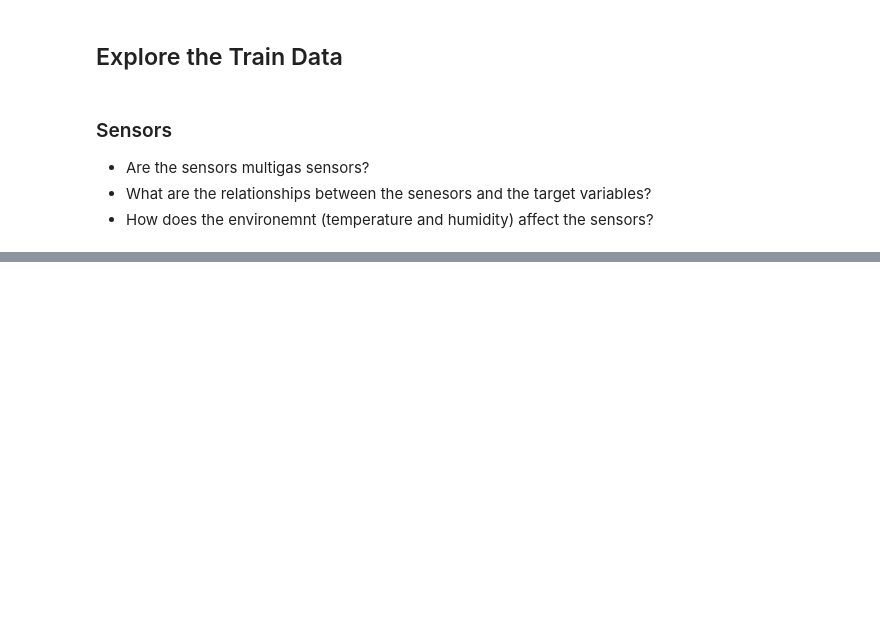
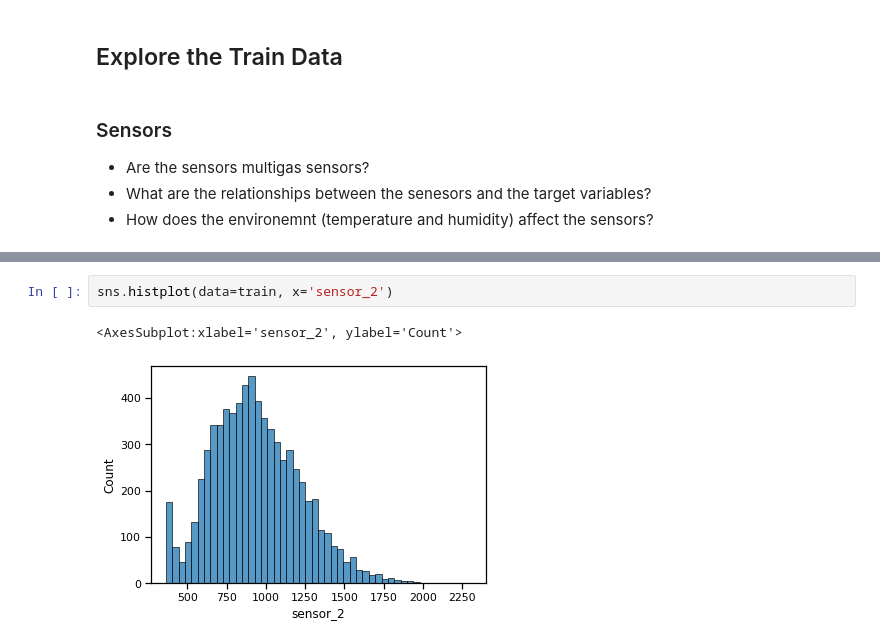
Before and after one commit to Yongliang-Shi/predicting-air-pollution, a Jupyter notebook: report.ipynb, the cells around one changed output, grey strips where cells are left out. Drawn from its saved outputs; the diff is of its cells as text; blank space fills up the shorter version.

```diff
--- a/report.ipynb
+++ b/report.ipynb
@@ -144,0 +144,5 @@ plt.show()
+# %%
+sns.histplot(data=train, x='sensor_2')
+# %% [output]
+<AxesSubplot:xlabel='sensor_2', ylabel='Count'>
+[figure, added]
```
Also changed, not shown: parts of 4 cells of this notebook.
